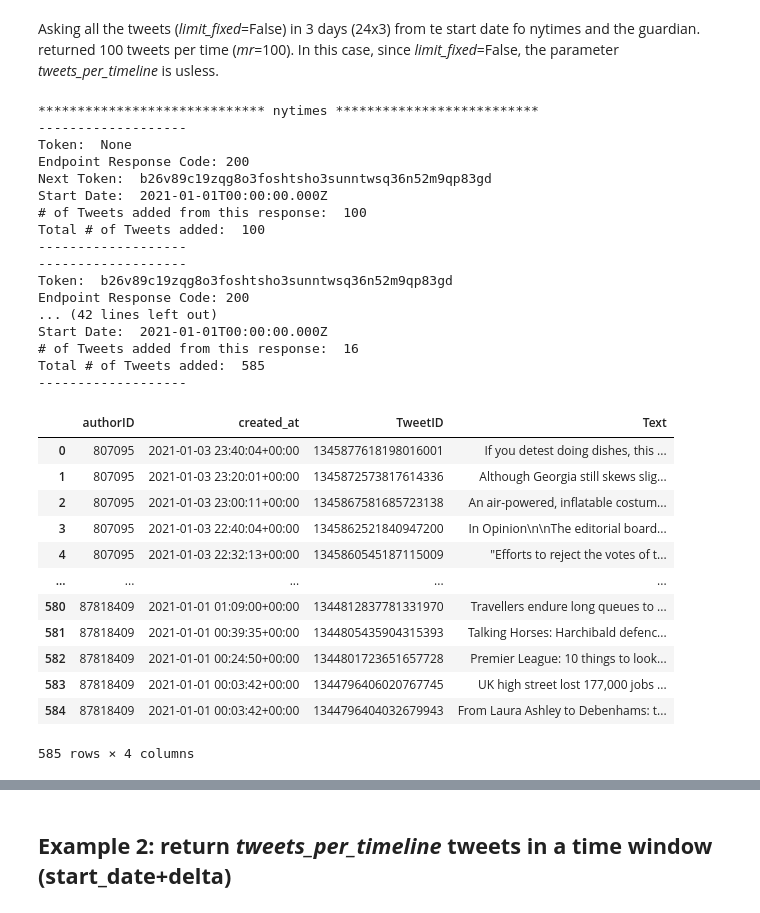
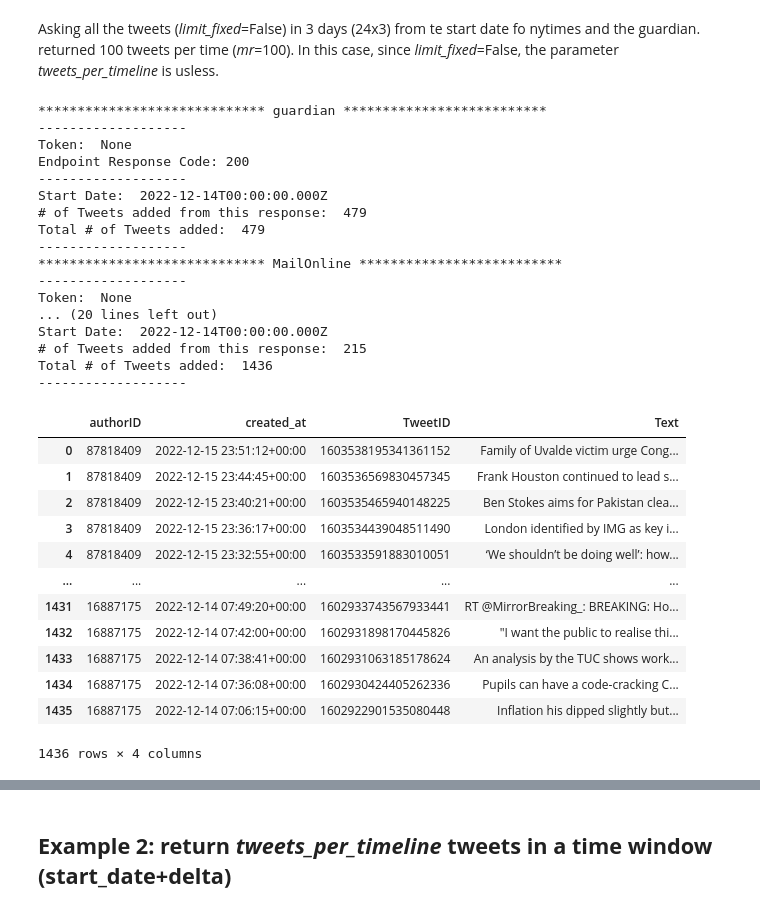
Before and after one commit to MCavallari-GIT/Thesis, a Jupyter notebook: Client_Twitter_Scrap.ipynb, the cells around one changed output, grey strips where cells are left out. Drawn from its saved outputs; the diff is of its cells as text; code cells hidden in the pictures.

```diff
--- a/Client_Twitter_Scrap.ipynb
+++ b/Client_Twitter_Scrap.ipynb
@@ -25,40 +46,40 @@ delta=24*3
 # %% [markdown]
 Asking all the tweets (*limit_fixed*=False) in 3 days (24x3) from te start date fo nytimes and the guardian. returned 100 tweets per time (*mr*=100). In this case, since *limit_fixed*=False, the parameter *tweets_per_timeline* is usless.
 # %%
-twitter_scrap.retrive_many(clean_bearer2(bearer_file),timelines,tweets_per_timeline=50,mr=100,start_time=start_time,delta=delta,filename="example1.csv",limit_fixed=False)
+twitter_scrap.retrive_many(clean_bearer2(bearer_file),timelines,tweets_per_timeline=50,mr=500,start_time=start_time,delta=delta,filename="test.csv",limit_fixed=False)
 # %% [output]
-***************************** nytimes **************************
+***************************** guardian **************************
 -------------------
 Token:  None
 Endpoint Response Code: 200
-Next Token:  b26v89c19zqg8o3foshtsho3sunntwsq36n52m9qp83gd
-Start Date:  2021-01-01T00:00:00.000Z
-# of Tweets added from this response:  100
-Total # of Tweets added:  100
 -------------------
+Start Date:  2022-12-14T00:00:00.000Z
+# of Tweets added from this response:  479
+Total # of Tweets added:  479
 -------------------
-Token:  b26v89c19zqg8o3foshtsho3sunntwsq36n52m9qp83gd
-Endpoint Response Code: 200
-... (42 lines left out)
-Start Date:  2021-01-01T00:00:00.000Z
-# of Tweets added from this response:  16
-Total # of Tweets added:  585
+***************************** MailOnline **************************
 -------------------
+Token:  None
+... (20 lines left out)
+Start Date:  2022-12-14T00:00:00.000Z
+# of Tweets added from this response:  215
+Total # of Tweets added:  1436
+-------------------
 # %%
-df=twitter_scrap.read_csv("example1.csv")
+df=twitter_scrap.read_csv("test.csv")
 df
 # %% [output]
 |  | authorID | created_at | TweetID | Text |
-| 0 | 807095 | 2021-01-03 23:40:04+00:00 | 1345877618198016001 | If you detest doing dishes, this ... |
-| 1 | 807095 | 2021-01-03 23:20:01+00:00 | 1345872573817614336 | Although Georgia still skews slig... |
-| 2 | 807095 | 2021-01-03 23:00:11+00:00 | 1345867581685723138 | An air-powered, inflatable costum... |
-| 3 | 807095 | 2021-01-03 22:40:04+00:00 | 1345862521840947200 | In Opinion\n\nThe editorial board... |
-| 4 | 807095 | 2021-01-03 22:32:13+00:00 | 1345860545187115009 | "Efforts to reject the votes of t... |
+| 0 | 87818409 | 2022-12-15 23:51:12+00:00 | 1603538195341361152 | Family of Uvalde victim urge Cong... |
+| 1 | 87818409 | 2022-12-15 23:44:45+00:00 | 1603536569830457345 | Frank Houston continued to lead s... |
+| 2 | 87818409 | 2022-12-15 23:40:21+00:00 | 1603535465940148225 | Ben Stokes aims for Pakistan clea... |
+| 3 | 87818409 | 2022-12-15 23:36:17+00:00 | 1603534439048511490 | London identified by IMG as key i... |
+| 4 | 87818409 | 2022-12-15 23:32:55+00:00 | 1603533591883010051 | ‘We shouldn’t be doing well’: how... |
 | ... | ... | ... | ... | ... |
-| 580 | 87818409 | 2021-01-01 01:09:00+00:00 | 1344812837781331970 | Travellers endure long queues to ... |
-| 581 | 87818409 | 2021-01-01 00:39:35+00:00 | 1344805435904315393 | Talking Horses: Harchibald defenc... |
-| 582 | 87818409 | 2021-01-01 00:24:50+00:00 | 1344801723651657728 | Premier League: 10 things to look... |
-| 583 | 87818409 | 2021-01-01 00:03:42+00:00 | 1344796406020767745 | UK high street lost 177,000 jobs ... |
-| 584 | 87818409 | 2021-01-01 00:03:42+00:00 | 1344796404032679943 | From Laura Ashley to Debenhams: t... |
+| 1431 | 16887175 | 2022-12-14 07:49:20+00:00 | 1602933743567933441 | RT @MirrorBreaking_: BREAKING: Ho... |
+| 1432 | 16887175 | 2022-12-14 07:42:00+00:00 | 1602931898170445826 | "I want the public to realise thi... |
+| 1433 | 16887175 | 2022-12-14 07:38:41+00:00 | 1602931063185178624 | An analysis by the TUC shows work... |
+| 1434 | 16887175 | 2022-12-14 07:36:08+00:00 | 1602930424405262336 | Pupils can have a code-cracking C... |
+| 1435 | 16887175 | 2022-12-14 07:06:15+00:00 | 1602922901535080448 | Inflation his dipped slightly but... |
-585 rows × 4 columns
+1436 rows × 4 columns
 # %%
```
Also changed, not shown: parts of 7 cells of this notebook.
